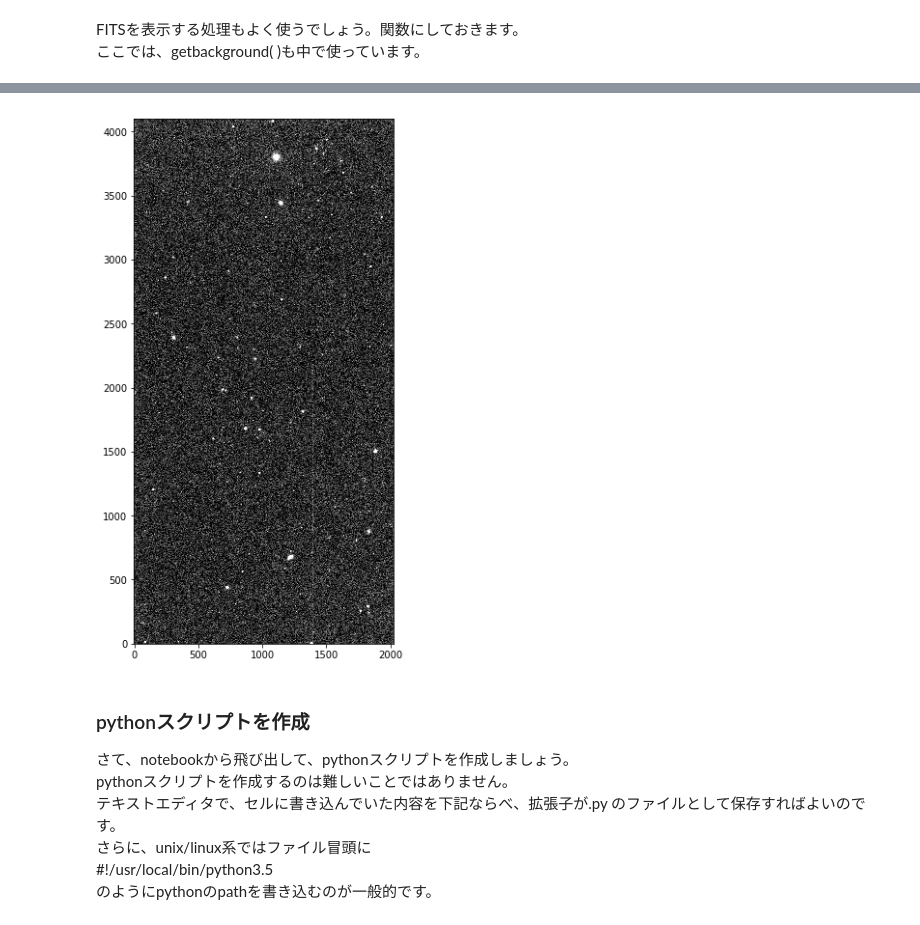
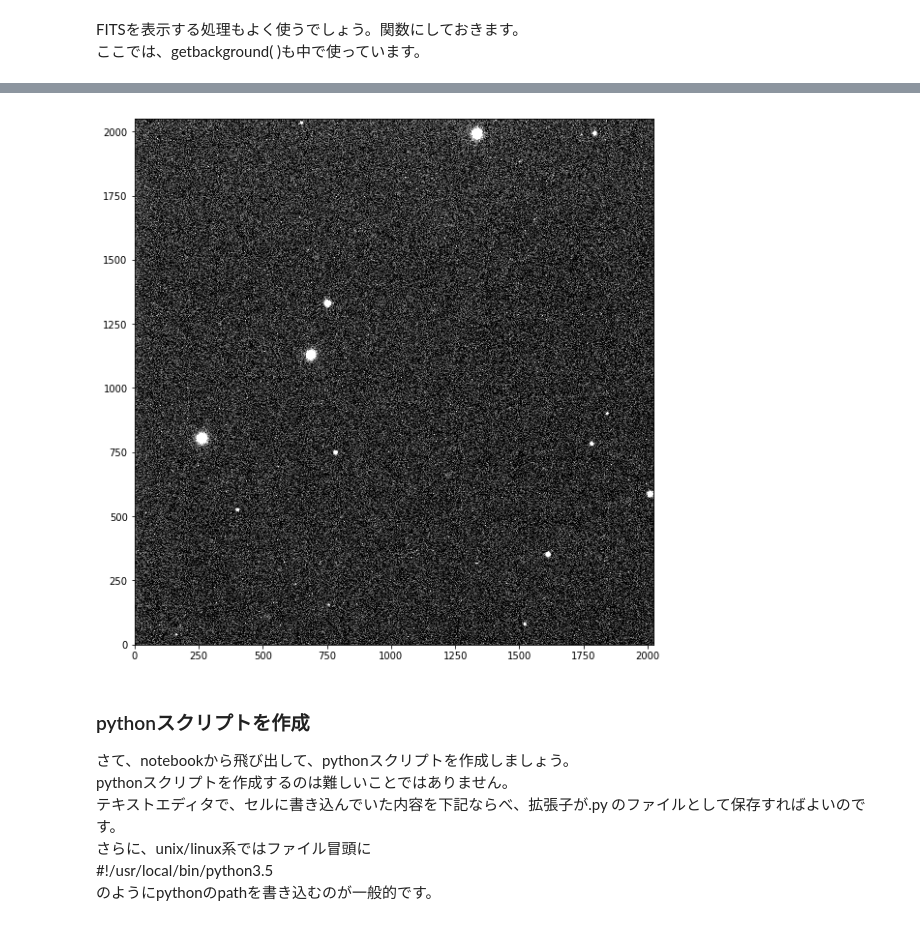
Before and after one commit to yas-nakajima/adc2017python2, a Jupyter notebook: course7_myscripts.ipynb, the cells around one changed output, grey strips where cells are left out. Cells and saved outputs as stored; diff of their text form; code cells hidden in the pictures.

```diff
--- a/course7_myscripts.ipynb
+++ b/course7_myscripts.ipynb
@@ -36,6 +36,6 @@ def getbackground(infits):
 
     return med, std
 # %%
-med, std = getbackground('btarget1n5trim.fits')
+med, std = getbackground('sample/btarget1n5small.fits')
 print(med, std)
 # %% [output]
@@ -56,5 +55,5 @@ def showfits(infits):
     plt.imshow(imdata, plt.cm.gray, vmin=med - std, vmax = med + 5 * std, origin='lower', interpolation='none')
     plt.show()
 # %%
-showfits('btarget2n5trim.fits')
+showfits('sample/btarget1n5small.fits')
 # %% [output]
@@ -62,4 +60,4 @@ WARNING: VerifyWarning: Invalid 'BLANK' keyword in header.  The 'BLANK' keyword
-[figure, old version]
+[figure, new version]
 # %% [markdown]
 ### pythonスクリプトを作成
 
```
Also changed, not shown: parts of 6 cells of this notebook, 14 other files.
